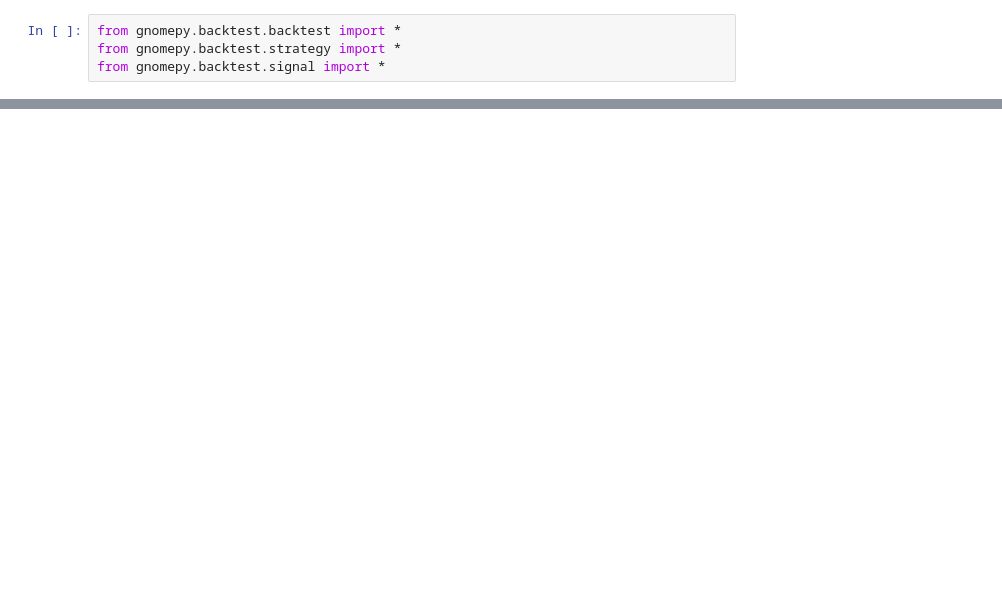
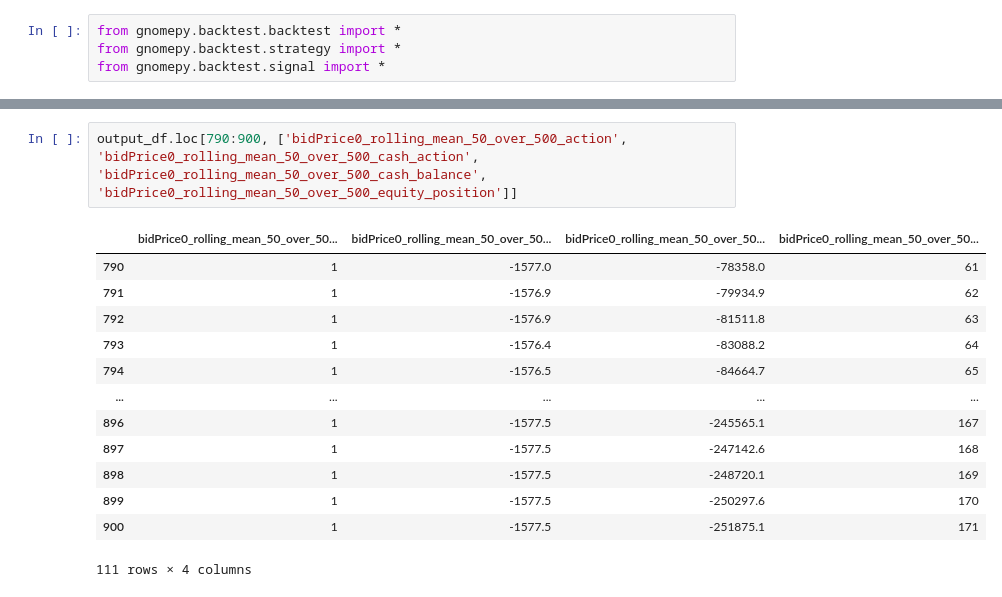
Before and after one commit to gnome-trading-group/gnomepy, a Jupyter notebook: gnomepy/backtest/interface.ipynb, the cells around one changed output, grey strips where cells are left out. Cells and saved outputs as stored; diff of their text form; blank space fills up the shorter version.

```diff
--- a/gnomepy/backtest/interface.ipynb
+++ b/gnomepy/backtest/interface.ipynb
@@ -50,0 +123,16 @@ output_df
+# %%
+output_df.loc[790:900, ['bidPrice0_rolling_mean_50_over_500_action', 'bidPrice0_rolling_mean_50_over_500_cash_action', 'bidPrice0_rolling_mean_50_over_500_cash_balance', 'bidPrice0_rolling_mean_50_over_500_equity_position']]
+# %% [output]
+|  | bidPrice0_rolling_mean_50_over_50... | bidPrice0_rolling_mean_50_over_50... | bidPrice0_rolling_mean_50_over_50... | bidPrice0_rolling_mean_50_over_50... |
+| 790 | 1 | -1577.0 | -78358.0 | 61 |
+| 791 | 1 | -1576.9 | -79934.9 | 62 |
+| 792 | 1 | -1576.9 | -81511.8 | 63 |
+| 793 | 1 | -1576.4 | -83088.2 | 64 |
+| 794 | 1 | -1576.5 | -84664.7 | 65 |
+| ... | ... | ... | ... | ... |
+| 896 | 1 | -1577.5 | -245565.1 | 167 |
+| 897 | 1 | -1577.5 | -247142.6 | 168 |
+| 898 | 1 | -1577.5 | -248720.1 | 169 |
+| 899 | 1 | -1577.5 | -250297.6 | 170 |
+| 900 | 1 | -1577.5 | -251875.1 | 171 |
+111 rows × 4 columns
```
Also changed, not shown: parts of 8 cells of this notebook, 5 other files.
